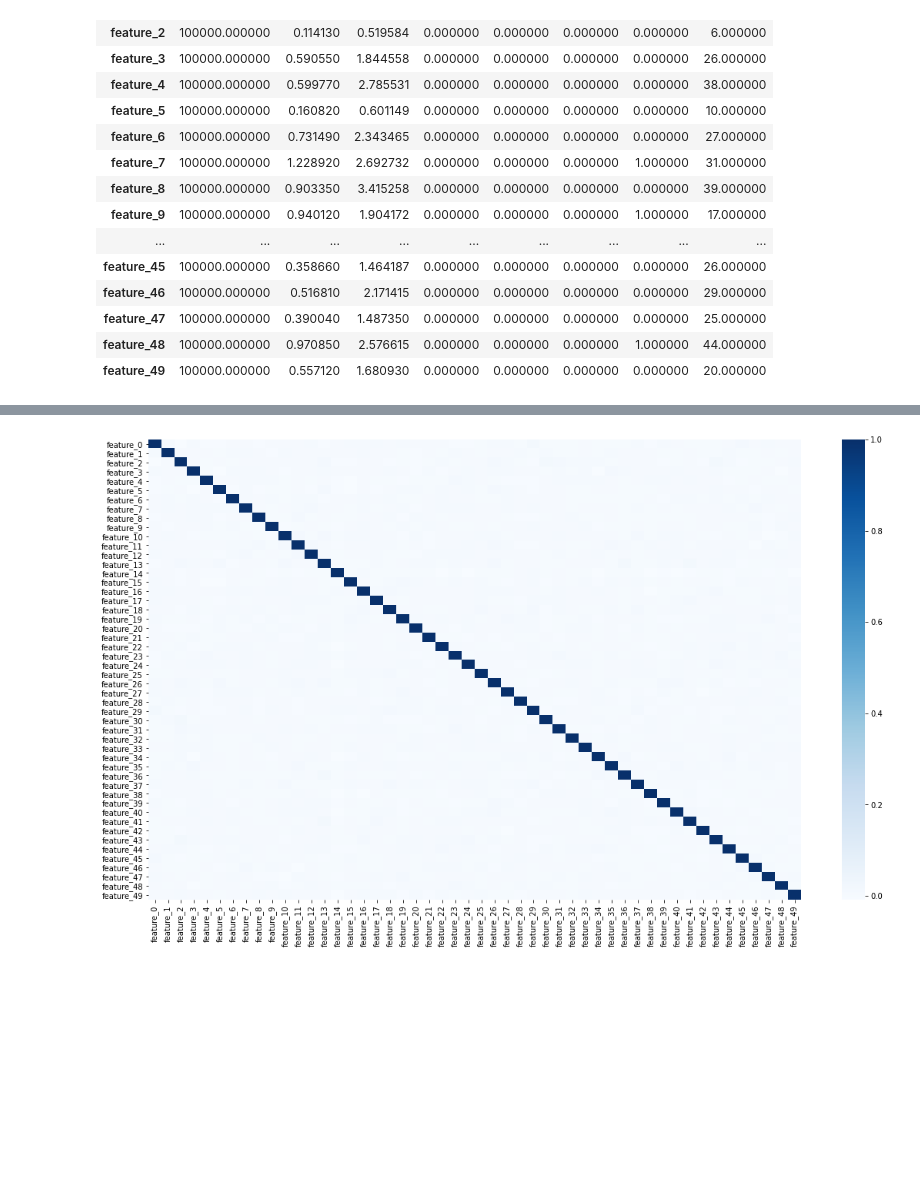
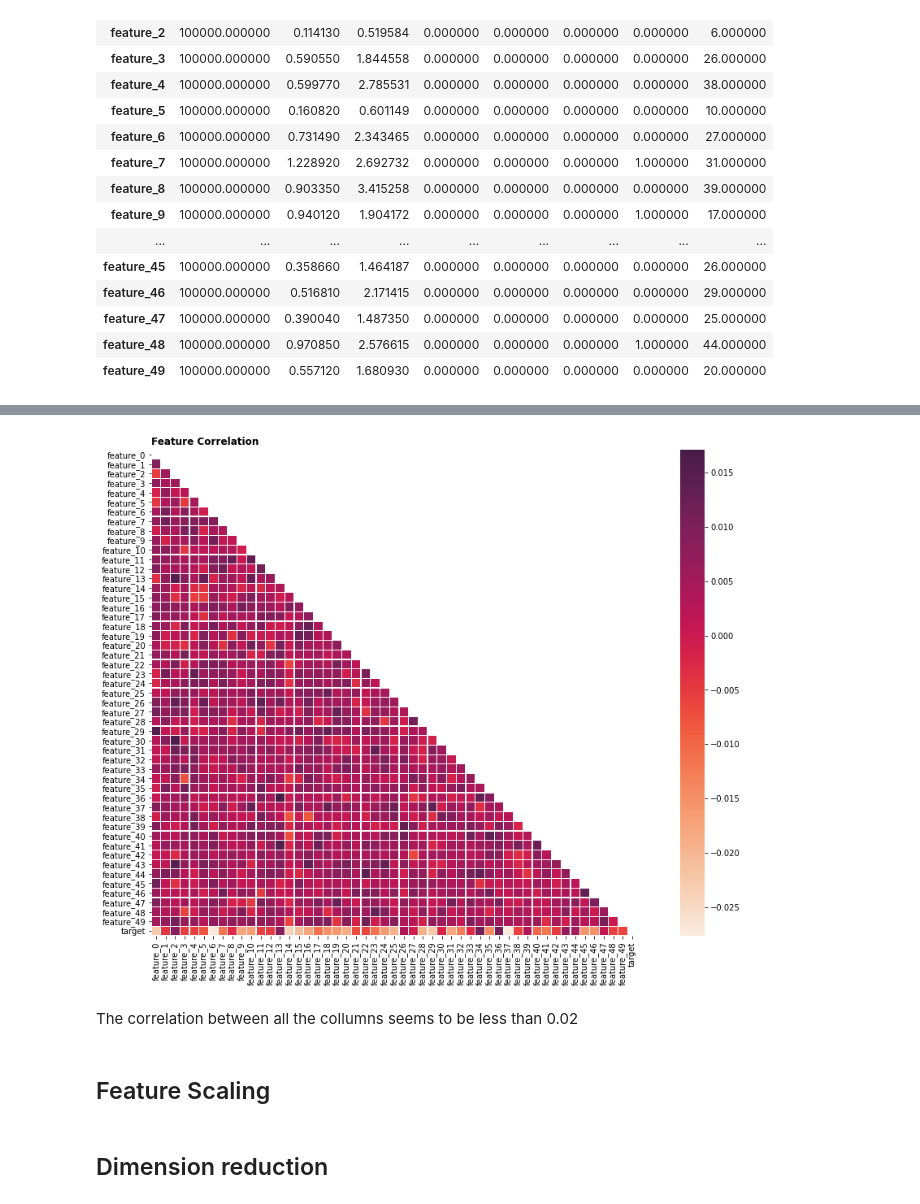
Before and after one commit to juan-ivan-NV/JI_Kaggle_Competitions, a Jupyter notebook: Tabular_Playground_Series/TPS_May_2021_H2O_PyCaret.ipynb, the cells around one changed output, grey strips where cells are left out. Cells and saved outputs as stored; diff of their text form; code cells hidden in the pictures; blank space fills up the shorter version.

Commit message:
working on dimensionality reduction

```diff
--- a/Tabular_Playground_Series/TPS_May_2021_H2O_PyCaret.ipynb
+++ b/Tabular_Playground_Series/TPS_May_2021_H2O_PyCaret.ipynb
@@ -64,15 +65,31 @@ fig = go.Figure([go.Bar(x=target_counter.index, y=target_counter.values, marker_
 fig.show()
 # %% [output]
 [interactive output not drawn]
-# %%
-# Scatterplot matrix
-
-correlation_mat = data_train.corr()
-
-plt.figure(figsize=(19, 11))
-
-sns.heatmap(correlation_mat, annot = False, cmap="Blues")
-
-plt.show()
-# %% [output]
-[figure, removed]
+# %%
+# Target column clasess into numbers
+
+label_dict = {val:idx for idx, val in enumerate(sorted(data_train['target'].unique()))}
+data_train['target'] = data_train['target'].map(label_dict)
+# %%
+# Scatterplot matrix
+
+fig, ax = plt.subplots(figsize=(19, 11))
+
+corr = data_train.corr()
+
+mask = np.zeros_like(corr, dtype=np.bool)
+mask[np.triu_indices_from(mask)] = True
+
+sns.heatmap(corr,
+        square = True, center=0, linewidth=0.2,
+        cmap = sns.color_palette("rocket_r", as_cmap=True),
+        mask = mask, ax = ax)
+
+ax.set_title('Feature Correlation', loc='left', fontweight='bold')
+plt.show()
+# %% [output]
+[figure, added]
+# %% [markdown]
+The correlation between all the collumns seems to be less than 0.02
+# %% [markdown]
+## Feature Scaling
@@ -78,0 +102,2 @@ plt.show()
+# %% [markdown]
+## Dimension reduction
```
Also changed, not shown: parts of 8 cells of this notebook.
